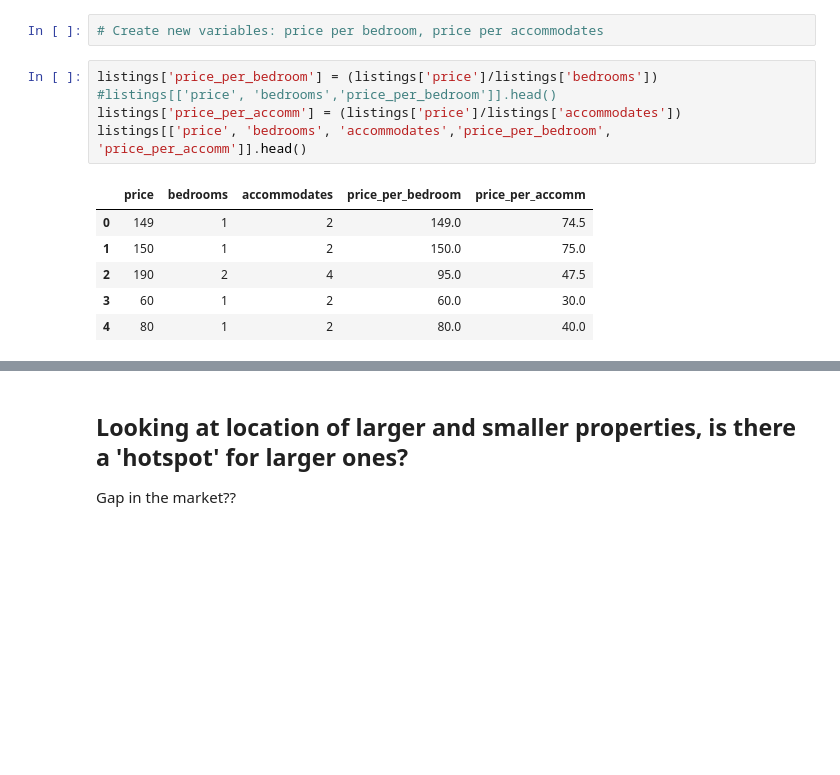
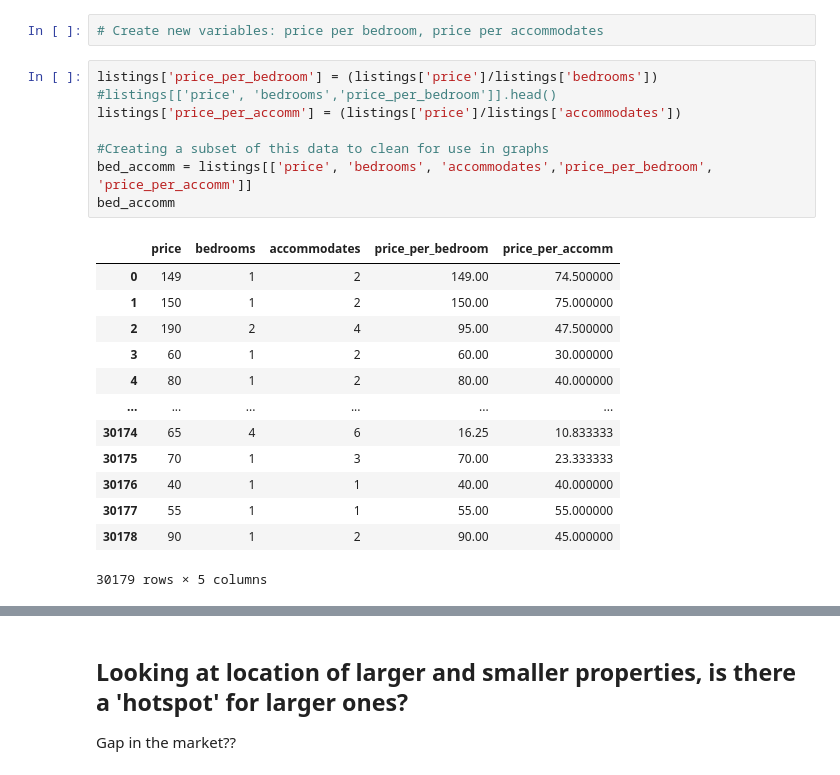
Before and after one commit to rachelastar/airbnb-eda, a Jupyter notebook: Airbnb-EDA.ipynb, the cells around one changed output, grey strips where cells are left out. Cells and saved outputs as stored; diff of their text form; blank space fills up the shorter version.

```diff
--- a/Airbnb-EDA.ipynb
+++ b/Airbnb-EDA.ipynb
@@ -204,12 +192,22 @@ plot price per bedroom vs price per accommodates (box plot comparison)
 # %%
 listings['price_per_bedroom'] = (listings['price']/listings['bedrooms'])
 #listings[['price', 'bedrooms','price_per_bedroom']].head()
 listings['price_per_accomm'] = (listings['price']/listings['accommodates'])
-listings[['price', 'bedrooms', 'accommodates','price_per_bedroom', 'price_per_accomm']].head()
+
+#Creating a subset of this data to clean for use in graphs
+bed_accomm = listings[['price', 'bedrooms', 'accommodates','price_per_bedroom', 'price_per_accomm']]
+bed_accomm
 # %% [output]
 |  | price | bedrooms | accommodates | price_per_bedroom | price_per_accomm |
-| 0 | 149 | 1 | 2 | 149.0 | 74.5 |
-| 1 | 150 | 1 | 2 | 150.0 | 75.0 |
-| 2 | 190 | 2 | 4 | 95.0 | 47.5 |
-| 3 | 60 | 1 | 2 | 60.0 | 30.0 |
-| 4 | 80 | 1 | 2 | 80.0 | 40.0 |
+| 0 | 149 | 1 | 2 | 149.00 | 74.500000 |
+| 1 | 150 | 1 | 2 | 150.00 | 75.000000 |
+| 2 | 190 | 2 | 4 | 95.00 | 47.500000 |
+| 3 | 60 | 1 | 2 | 60.00 | 30.000000 |
+| 4 | 80 | 1 | 2 | 80.00 | 40.000000 |
+| ... | ... | ... | ... | ... | ... |
+| 30174 | 65 | 4 | 6 | 16.25 | 10.833333 |
+| 30175 | 70 | 1 | 3 | 70.00 | 23.333333 |
+| 30176 | 40 | 1 | 1 | 40.00 | 40.000000 |
+| 30177 | 55 | 1 | 1 | 55.00 | 55.000000 |
+| 30178 | 90 | 1 | 2 | 90.00 | 45.000000 |
+30179 rows × 5 columns
```
Also changed, not shown: parts of 17 cells of this notebook.
